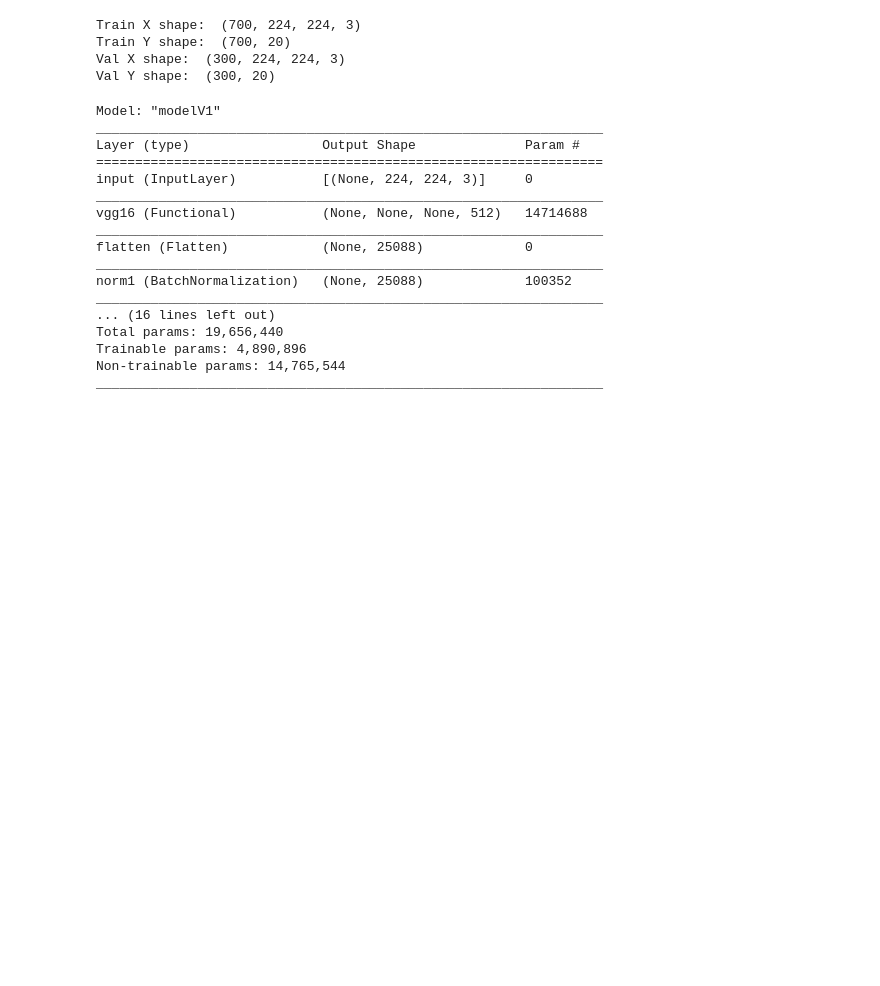
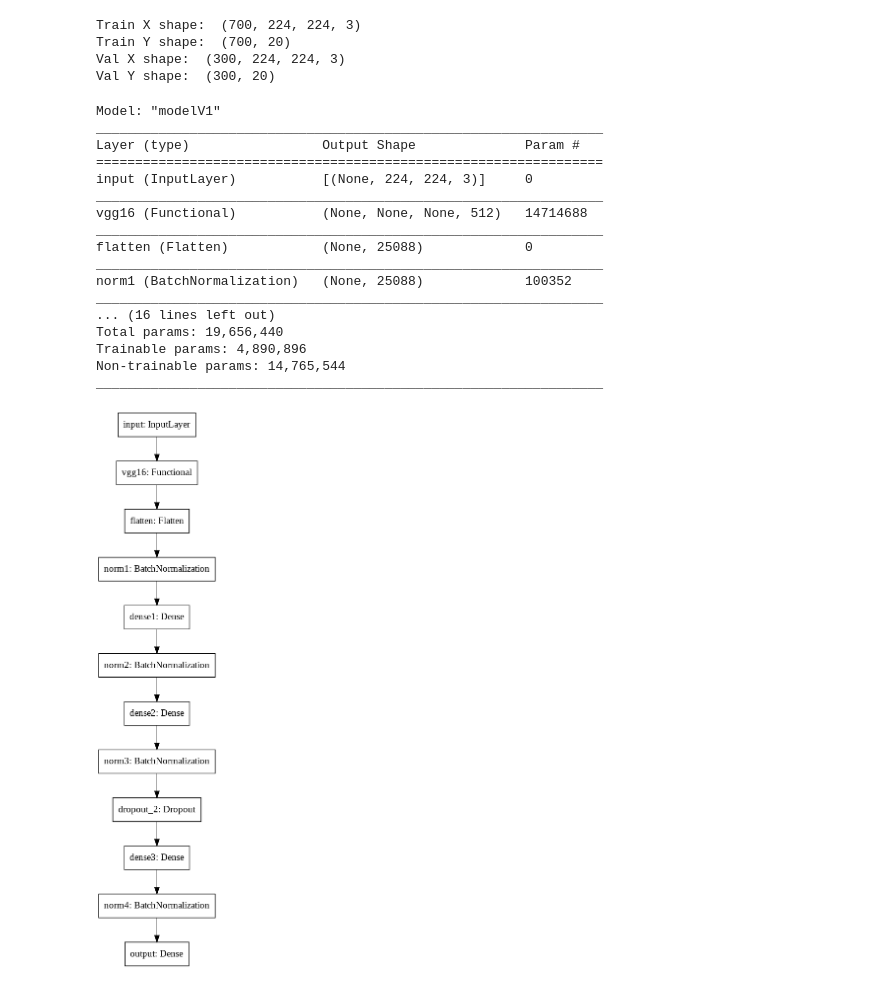
Before and after one commit to vipul43/image_description, a Jupyter notebook: MutliLabelClassification.ipynb, the cells around one changed output. Cells and saved outputs as stored; diff of their text form; code cells hidden in the pictures; blank space fills up the shorter version.

```diff
--- a/MutliLabelClassification.ipynb
+++ b/MutliLabelClassification.ipynb
@@ -229,33 +229,36 @@ x = tf.keras.layers.BatchNormalization(name='norm2')(x)
 x = tf.keras.layers.Dense(84, activation='relu', name='dense2')(x)
 x = tf.keras.layers.BatchNormalization(name='norm3')(x)
 x = tf.keras.layers.Dropout(0.2)(x)
 x = tf.keras.layers.Dense(64, activation='relu', name='dense3')(x)
 x = tf.keras.layers.BatchNormalization(name='norm4')(x)
 
 #Output layer
 output = tf.keras.layers.Dense(20, activation="sigmoid", name='output')(x)
 
 model = tf.keras.models.Model(inputs=input, outputs=output, name='modelV1')
 
 model.summary()
+
+tf.keras.utils.plot_model(model, to_file="model1.png")
 # %% [output]
 Model: "modelV1"
 _________________________________________________________________
 Layer (type)                 Output Shape              Param #
 =================================================================
 input (InputLayer)           [(None, 224, 224, 3)]     0
 _________________________________________________________________
 vgg16 (Functional)           (None, None, None, 512)   14714688
 _________________________________________________________________
 flatten (Flatten)            (None, 25088)             0
 _________________________________________________________________
 norm1 (BatchNormalization)   (None, 25088)             100352
 _________________________________________________________________
 ... (16 lines left out)
 Total params: 19,656,440
 Trainable params: 4,890,896
 Non-trainable params: 14,765,544
 _________________________________________________________________
+[figure, added]
 # %%
 # config cell
 LR = 0.003
```
Also changed, not shown: parts of 3 cells of this notebook.
